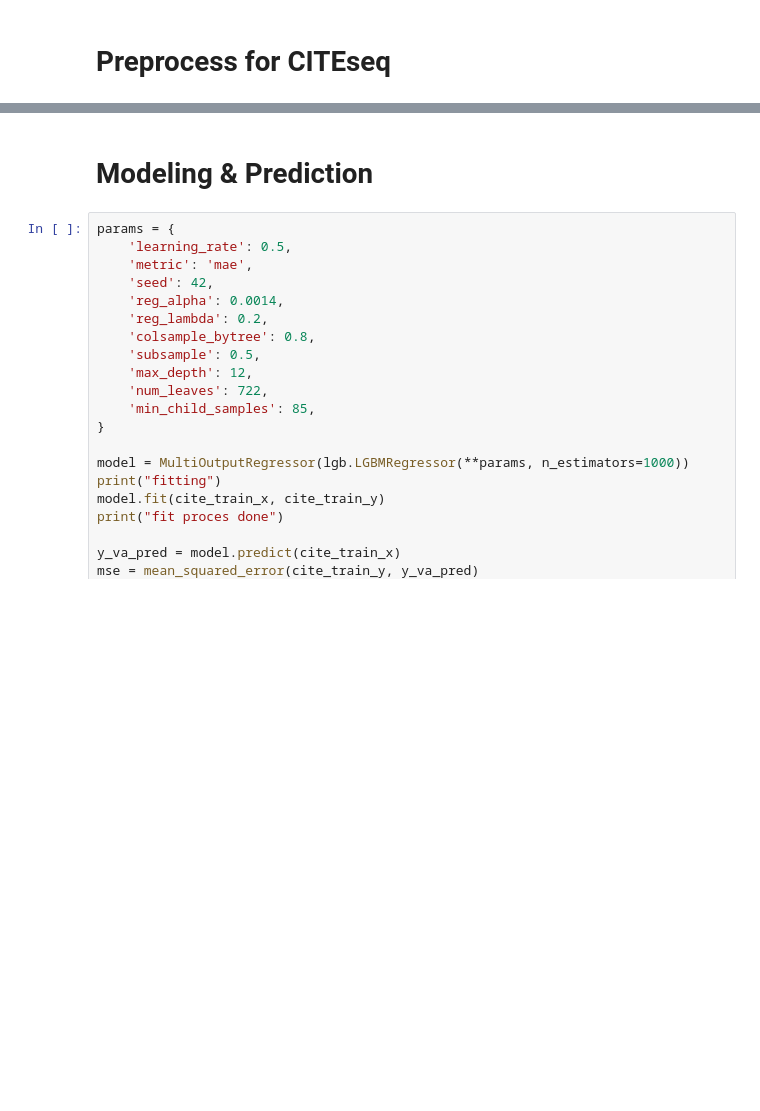
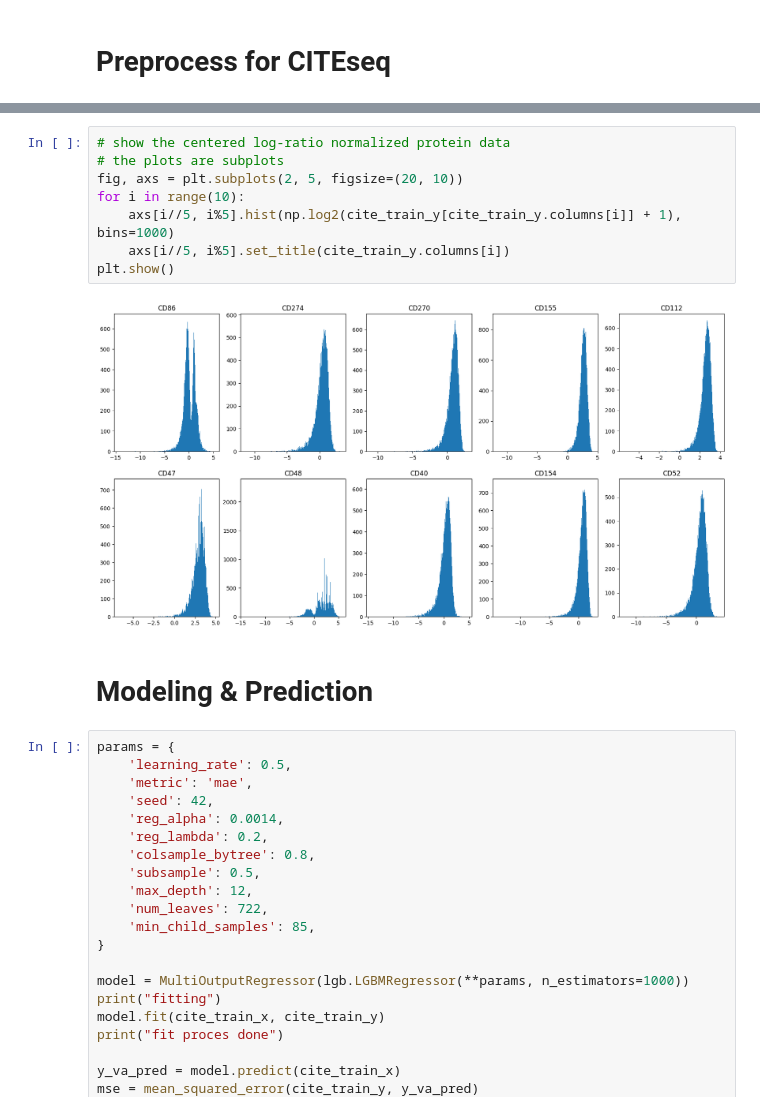
Before and after one commit to cb11711211/scMultiome_integration, a Jupyter notebook: sc_multiome_int.ipynb, the cells around one changed output, grey strips where cells are left out. Saved outputs shown, nothing was run; the diff lists cells and outputs as text; blank space fills up the shorter version.

```diff
--- a/sc_multiome_int.ipynb
+++ b/sc_multiome_int.ipynb
@@ -99,3 +150,13 @@ print(cite_train_x.shape, cite_train_y.shape)
+# %%
+# show the centered log-ratio normalized protein data
+# the plots are subplots
+fig, axs = plt.subplots(2, 5, figsize=(20, 10))
+for i in range(10):
+    axs[i//5, i%5].hist(np.log2(cite_train_y[cite_train_y.columns[i]] + 1), bins=1000)
+    axs[i//5, i%5].set_title(cite_train_y.columns[i])
+plt.show()
+# %% [output]
+[figure, added]
 # %% [markdown]
 # Modeling & Prediction
 # %%
```
Also changed, not shown: parts of 8 cells of this notebook.
